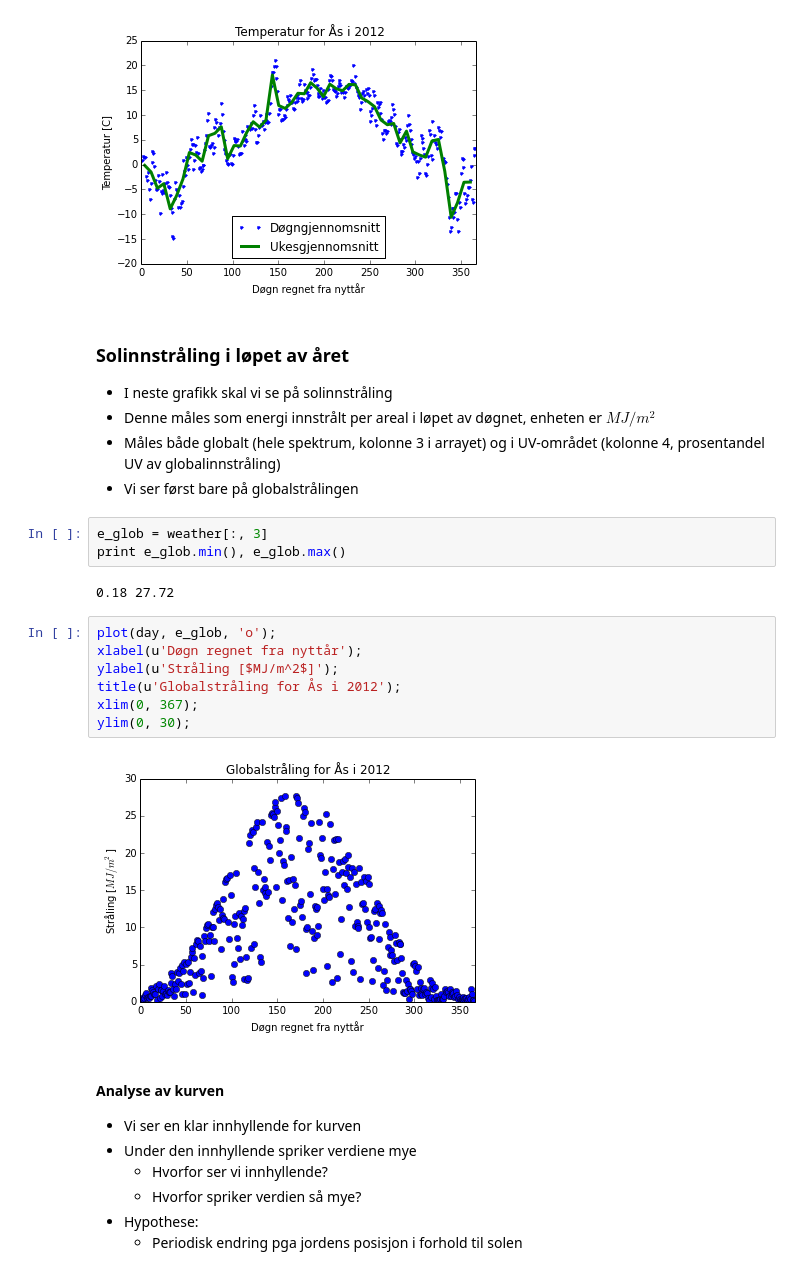
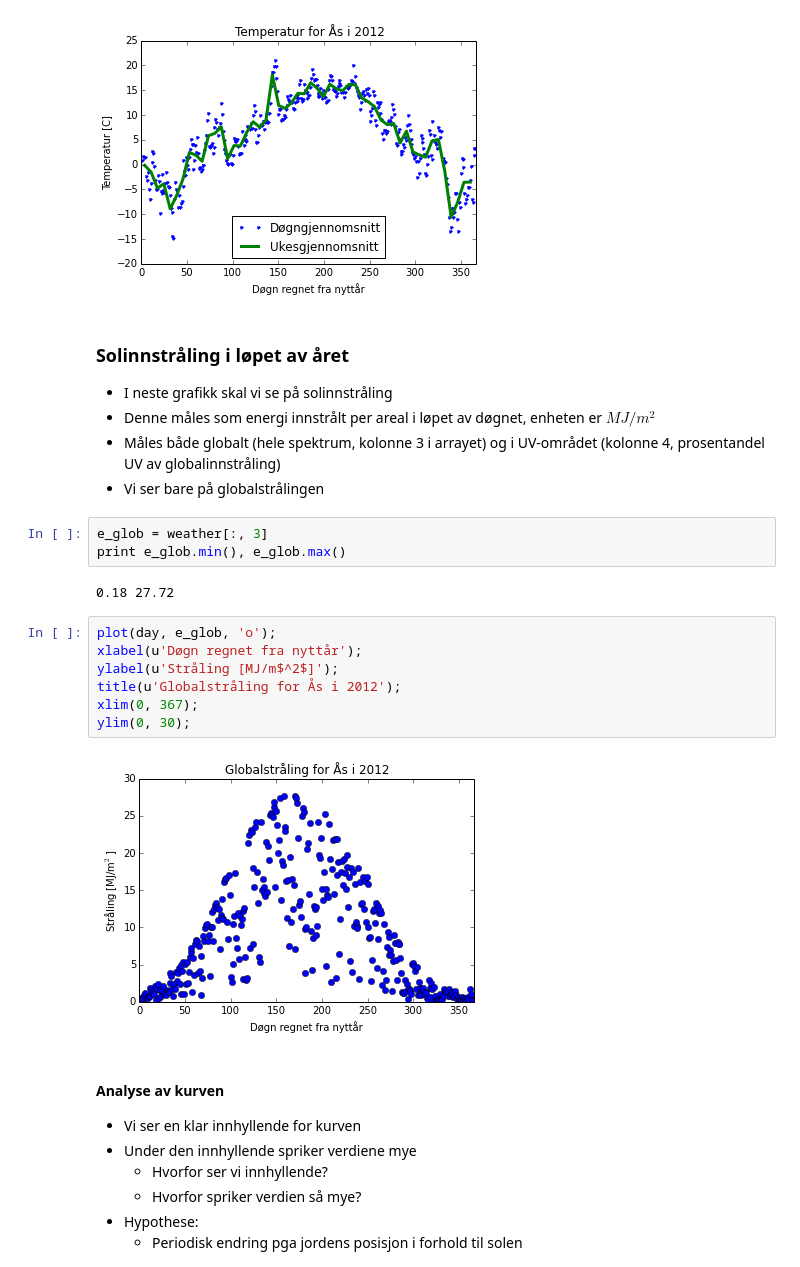
Before and after one commit to Ranmar/UMB_INF100_H13, a Jupyter notebook: Forelesninger/INF100_H13_F06.ipynb, the cells around one changed output. Drawn from its saved outputs; the diff is of its cells as text.

```diff
--- a/Forelesninger/INF100_H13_F06.ipynb
+++ b/Forelesninger/INF100_H13_F06.ipynb
@@ -441,7 +441,7 @@ legend(loc='lower center');
 - I neste grafikk skal vi se på solinnstråling
 - Denne måles som energi innstrålt per areal i løpet av døgnet, enheten er $MJ/m^2$
 - Måles både globalt (hele spektrum, kolonne 3 i arrayet) og i UV-området (kolonne 4, prosentandel UV av globalinnstråling)
-- Vi ser først bare på globalstrålingen
+- Vi ser bare på globalstrålingen
 # %%
 e_glob = weather[:, 3]
 print e_glob.min(), e_glob.max()
@@ -450,12 +450,12 @@ print e_glob.min(), e_glob.max()
 # %%
 plot(day, e_glob, 'o');
 xlabel(u'Døgn regnet fra nyttår');
-ylabel(u'Stråling [$MJ/m^2$]');
+ylabel(u'Stråling [MJ/m$^2$]');
 title(u'Globalstråling for Ås i 2012');
 xlim(0, 367);
 ylim(0, 30);
 # %% [output]
-[figure, old version]
+[figure, new version]
 # %% [markdown]
 #### Analyse av kurven
 
```
Also changed, not shown: parts of 11 cells of this notebook.
